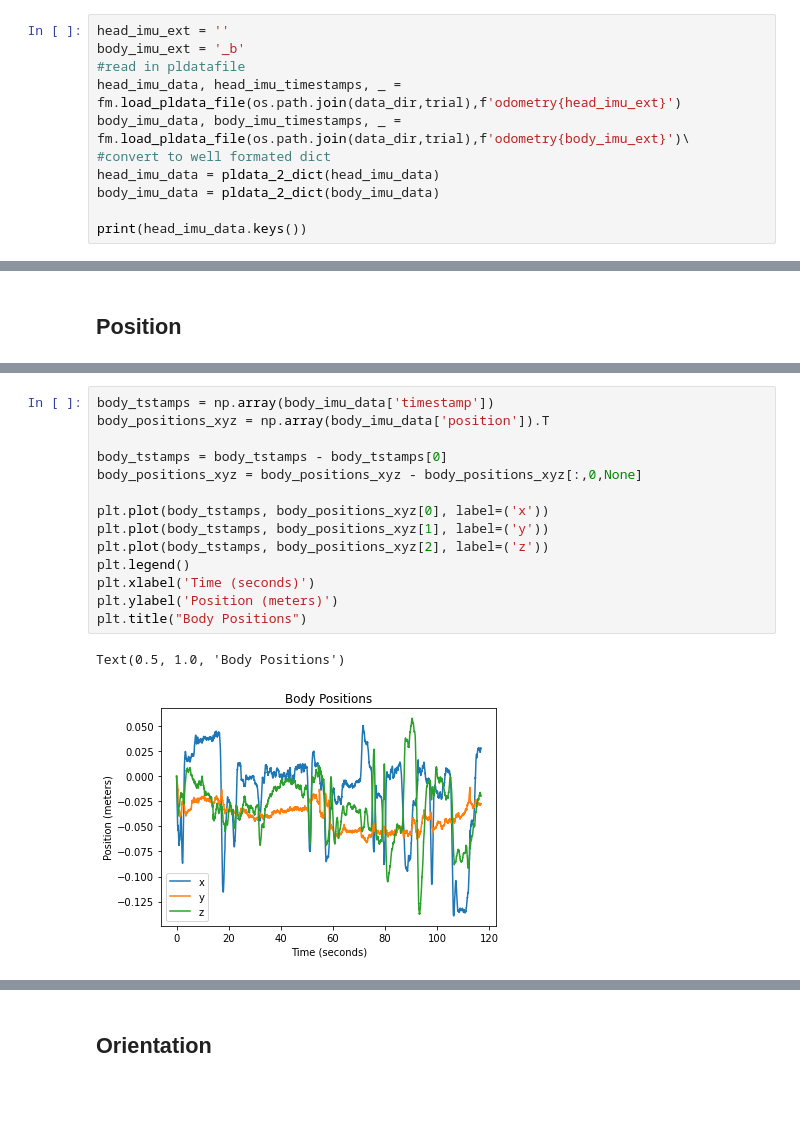
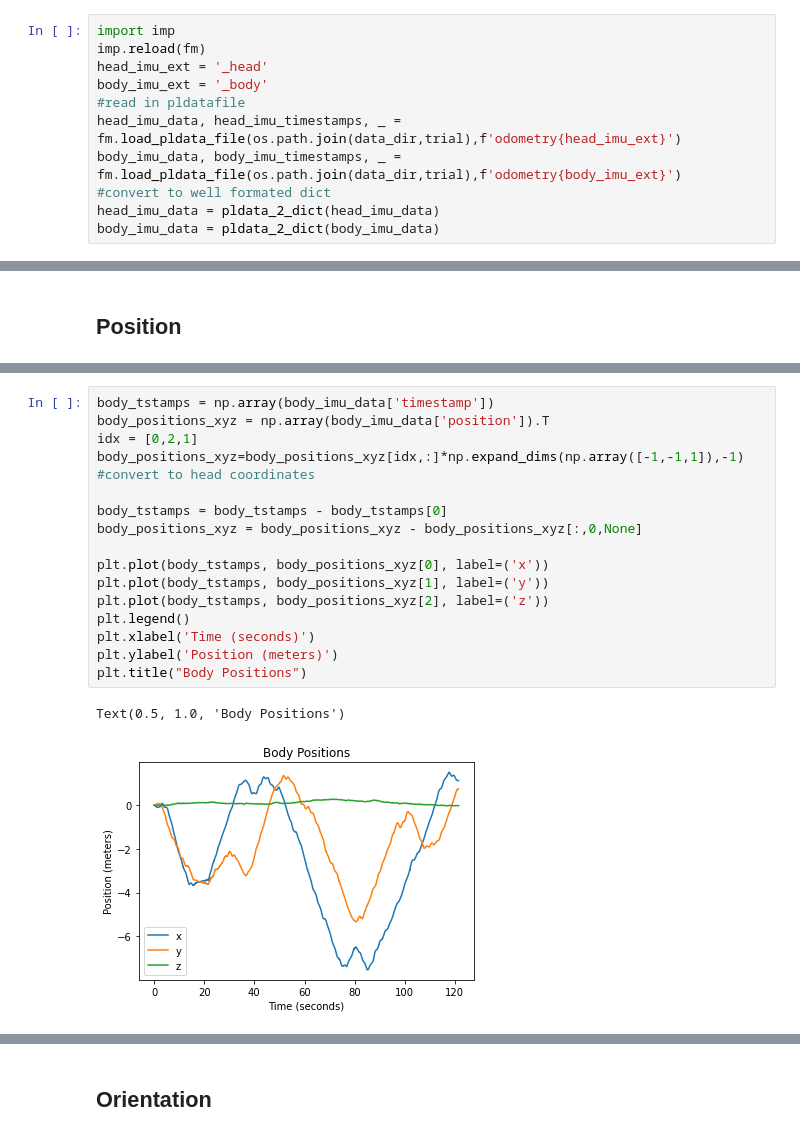
Before and after one commit to vdutell/st-bravo_analysis, a Jupyter notebook: 4b. IMU.ipynb, the cells around one changed output, grey strips where cells are left out. Drawn from its saved outputs; the diff is of its cells as text; blank space fills up the shorter version.

```diff
--- a/4b. IMU.ipynb
+++ b/4b. IMU.ipynb
@@ -36,11 +70,11 @@ def pldata_2_dict(pldata):
 # %%
-head_imu_ext = ''
-body_imu_ext = '_b'
+import imp
+imp.reload(fm)
+head_imu_ext = '_head'
+body_imu_ext = '_body'
 #read in pldatafile
 head_imu_data, head_imu_timestamps, _ = fm.load_pldata_file(os.path.join(data_dir,trial),f'odometry{head_imu_ext}')
-body_imu_data, body_imu_timestamps, _ = fm.load_pldata_file(os.path.join(data_dir,trial),f'odometry{body_imu_ext}')\
+body_imu_data, body_imu_timestamps, _ = fm.load_pldata_file(os.path.join(data_dir,trial),f'odometry{body_imu_ext}')
 #convert to well formated dict
 head_imu_data = pldata_2_dict(head_imu_data)
 body_imu_data = pldata_2_dict(body_imu_data)
-
-print(head_imu_data.keys())
@@ -68,17 +135,19 @@ Text(0.5, 1.0, 'Head Positions')
 # %%
 body_tstamps = np.array(body_imu_data['timestamp'])
 body_positions_xyz = np.array(body_imu_data['position']).T
+idx = [0,2,1]
+body_positions_xyz=body_positions_xyz[idx,:]*np.expand_dims(np.array([-1,-1,1]),-1) #convert to head coordinates
 
 body_tstamps = body_tstamps - body_tstamps[0]
 body_positions_xyz = body_positions_xyz - body_positions_xyz[:,0,None]
 
 plt.plot(body_tstamps, body_positions_xyz[0], label=('x'))
 plt.plot(body_tstamps, body_positions_xyz[1], label=('y'))
 plt.plot(body_tstamps, body_positions_xyz[2], label=('z'))
 plt.legend()
 plt.xlabel('Time (seconds)')
 plt.ylabel('Position (meters)')
 plt.title("Body Positions")
 # %% [output]
 Text(0.5, 1.0, 'Body Positions')
-[figure, old version]
+[figure, new version]
```
Also changed, not shown: parts of 27 cells of this notebook.
